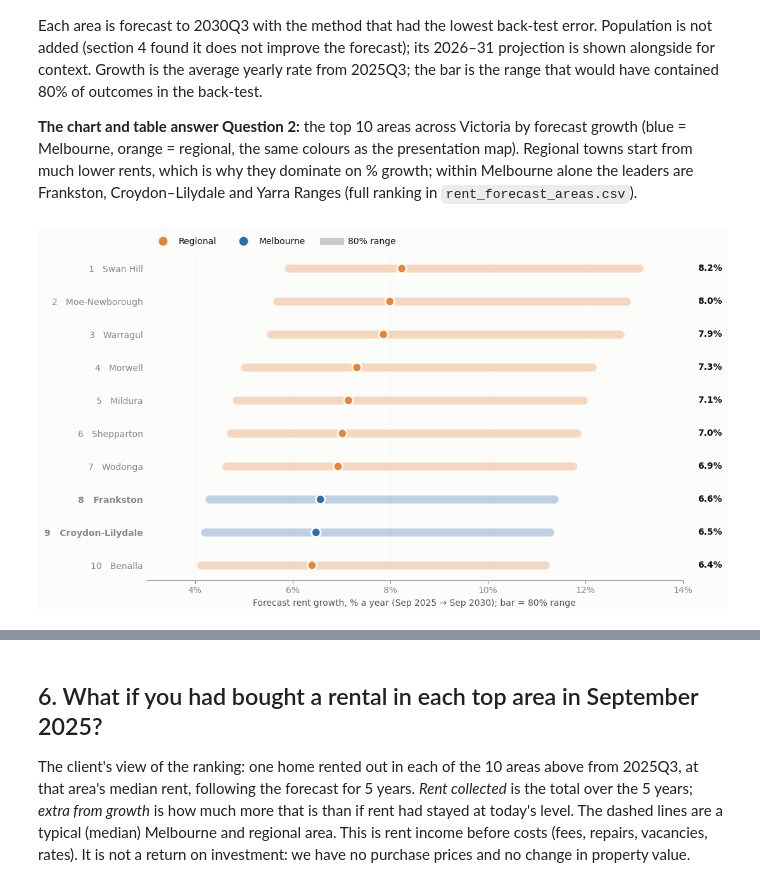
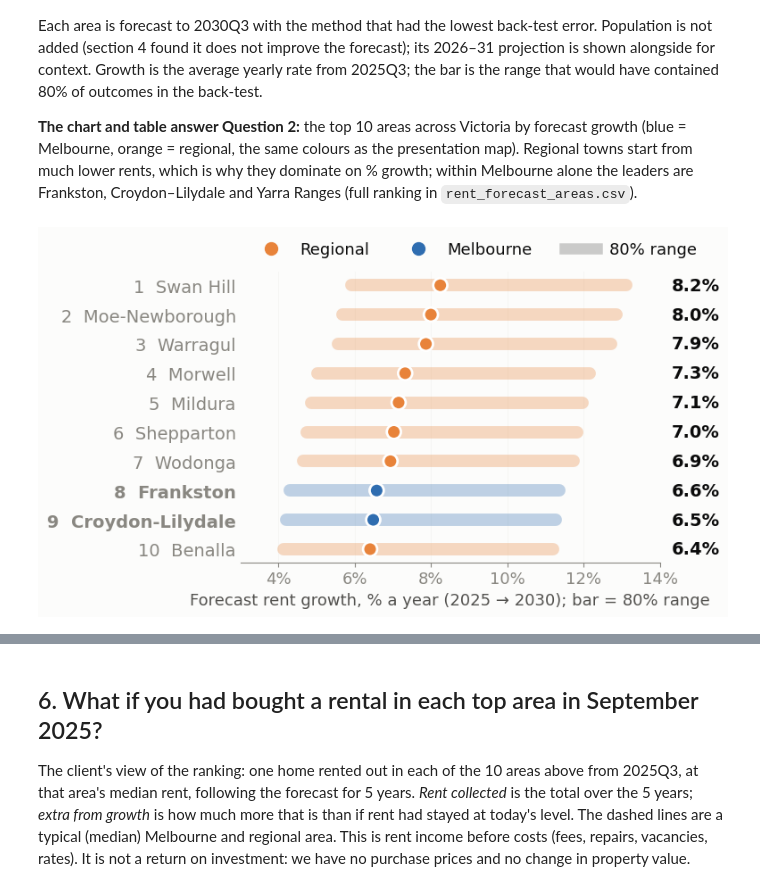
Before and after one commit to mdharmawan19/industry-project-group-55, a Jupyter notebook: notebooks/03_dffh_panel.ipynb, the cells around one changed output, grey strips where cells are left out. Cells and saved outputs as stored; diff of their text form; code cells hidden in the pictures.

```diff
--- a/notebooks/03_dffh_panel.ipynb
+++ b/notebooks/03_dffh_panel.ipynb
@@ -191,51 +191,54 @@ why they dominate on % growth; within Melbourne alone the leaders are Frankston,
 # %%
 long = F.forecast_areas(panel, BEST)
 summary = F.summarise(long, bt, BEST)
 summary["suburbs"] = summary["area"].map(crosswalk.groupby("dffh_area")["suburb"].apply(", ".join))
 summary = summary.join(area_pop["pop_growth_2026_31"], on="area")
 summary.to_csv(config.CURATED / "rent_forecast_areas.csv", index=False)
 
 def top10(df):
     t = df.head(10).reset_index(drop=True)
     t.index = t.index + 1
     return t
 
 from matplotlib.lines import Line2D
 COLOUR = {True: "#2F6DB0", False: "#E8833A"}        # Melbourne / regional, as on the presentation map
 top_vic = top10(summary)
 colours = top_vic["metro"].map(COLOUR)
 
-fig, ax = plt.subplots(figsize=(11, 6.2))
-y = list(range(len(top_vic)))[::-1]
-ax.hlines(y, top_vic["growth_pa_low"], top_vic["growth_pa_high"], color=colours, alpha=0.3, linewidth=9,
-          capstyle="round")
-ax.scatter(top_vic["growth_pa_pct"], y, color=colours, s=110, edgecolor="white", linewidth=2, zorder=3)
-ax.set_yticks(y, [f"{i}   {a}" for i, a in zip(top_vic.index, top_vic["area"])])
-for label, is_metro in zip(ax.get_yticklabels(), top_vic["metro"]):
-    label.set_fontweight("bold" if is_metro else "normal")
-for yy, g in zip(y, top_vic["growth_pa_pct"]):
-    ax.text(14.3, yy, f"{g:.1f}%", va="center", ha="left", fontweight="bold")
-ax.set_xlim(3, 14)
-ax.xaxis.set_major_formatter(lambda v, _: f"{v:.0f}%")
-ax.set_xlabel("Forecast rent growth, % a year (Sep 2025 → Sep 2030); bar = 80% range")
-ax.grid(axis="x", alpha=0.3)
-ax.grid(axis="y", visible=False)
-ax.tick_params(axis="y", length=0)
-for side in ("top", "right", "left"):
-    ax.spines[side].set_visible(False)
-ax.legend(handles=[Line2D([], [], marker="o", ls="", ms=9, color=COLOUR[False], label="Regional"),
-                   Line2D([], [], marker="o", ls="", ms=9, color=COLOUR[True], label="Melbourne"),
-                   Line2D([], [], color="grey", alpha=0.4, lw=8, label="80% range")],
-          loc="lower left", bbox_to_anchor=(0, 1.0), ncol=3, frameon=False)
-fig.tight_layout()
-fig.savefig(config.PLOTS / "forecast_top10.png", dpi=200, bbox_inches="tight")
-plt.show()
+SLIDE = {"font.size": 14, "axes.labelsize": 13, "xtick.labelsize": 13, "ytick.labelsize": 14,
+         "legend.fontsize": 13}          # large text, so the chart is still readable when shrunk onto a slide
+with plt.rc_context(SLIDE):
+    fig, ax = plt.subplots(figsize=(8, 4.6))
+    y = list(range(len(top_vic)))[::-1]
+    ax.hlines(y, top_vic["growth_pa_low"], top_vic["growth_pa_high"], color=colours, alpha=0.3, linewidth=10,
+              capstyle="round")
+    ax.scatter(top_vic["growth_pa_pct"], y, color=colours, s=130, edgecolor="white", linewidth=2, zorder=3)
+    ax.set_yticks(y, [f"{i}  {a}" for i, a in zip(top_vic.index, top_vic["area"])])
+    for label, is_metro in zip(ax.get_yticklabels(), top_vic["metro"]):
+        label.set_fontweight("bold" if is_metro else "normal")
+    for yy, g in zip(y, top_vic["growth_pa_pct"]):
+        ax.text(14.3, yy, f"{g:.1f}%", va="center", ha="left", fontweight="bold")
+    ax.set_xlim(3, 14)
+    ax.xaxis.set_major_formatter(lambda v, _: f"{v:.0f}%")
+    ax.set_xlabel("Forecast rent growth, % a year (2025 → 2030); bar = 80% range")
+    ax.grid(axis="x", alpha=0.3)
+    ax.grid(axis="y", visible=False)
+    ax.tick_params(axis="y", length=0)
+    for side in ("top", "right", "left"):
+        ax.spines[side].set_visible(False)
+    ax.legend(handles=[Line2D([], [], marker="o", ls="", ms=10, color=COLOUR[False], label="Regional"),
+                       Line2D([], [], marker="o", ls="", ms=10, color=COLOUR[True], label="Melbourne"),
+                       Line2D([], [], color="grey", alpha=0.4, lw=9, label="80% range")],
+              loc="lower left", bbox_to_anchor=(0, 1.0), ncol=3, frameon=False)
+    fig.tight_layout()
+    fig.savefig(config.PLOTS / "forecast_top10.png", dpi=200, bbox_inches="tight")
+    plt.show()
 
 top_vic.assign(metro=top_vic["metro"].map({True: "Melbourne", False: "Regional"}))[
     ["area", "metro", "suburbs", "rent_now", "rent_5y", "change_per_week", "growth_pa_pct", "growth_pa_low",
      "growth_pa_high"]].round(1)
 # %% [output]
-[figure, old version]
+[figure, new version]
 |  | area | metro | suburbs | rent_now | rent_5y | change_per_week | growth_pa_pct | growth_pa_low | ... |
 | 1 | Swan Hill | Regional | Swan Hill | 430.0 | 638.8 | 208.8 | 8.2 | 5.9 | ... |
 | 2 | Moe-Newborough | Regional | Moe, Newborough | 390.0 | 572.8 | 182.8 | 8.0 | 5.7 | ... |
```
Also changed, not shown: parts of 1 cell of this notebook, 2 other files.
